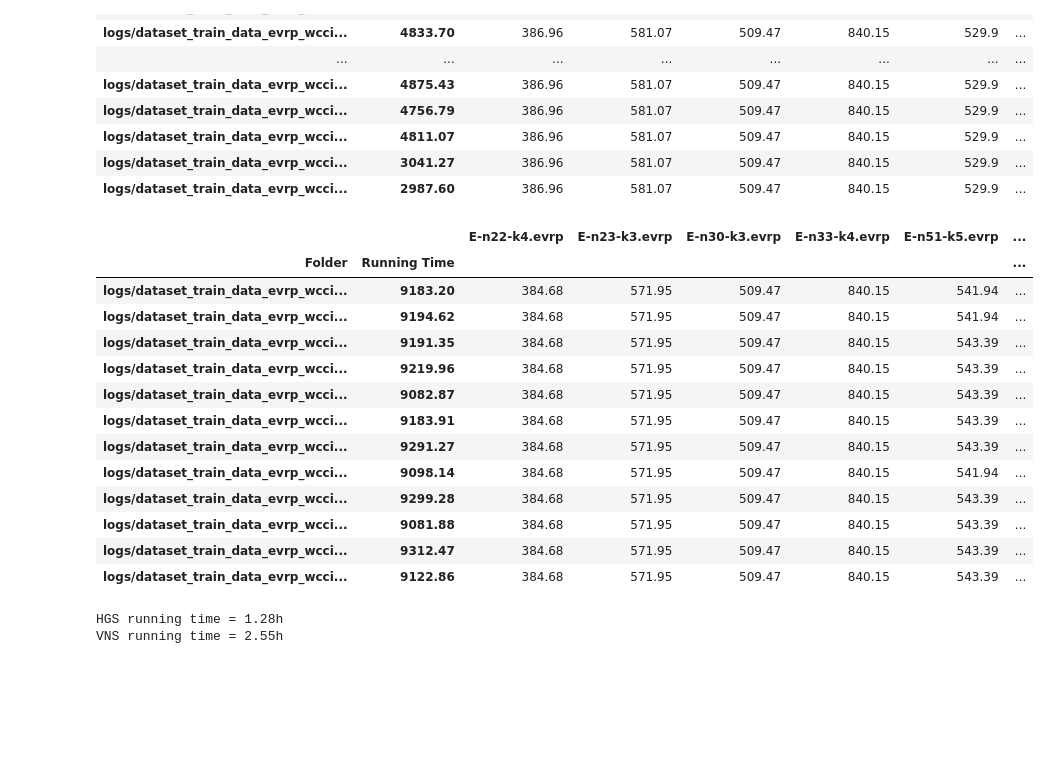
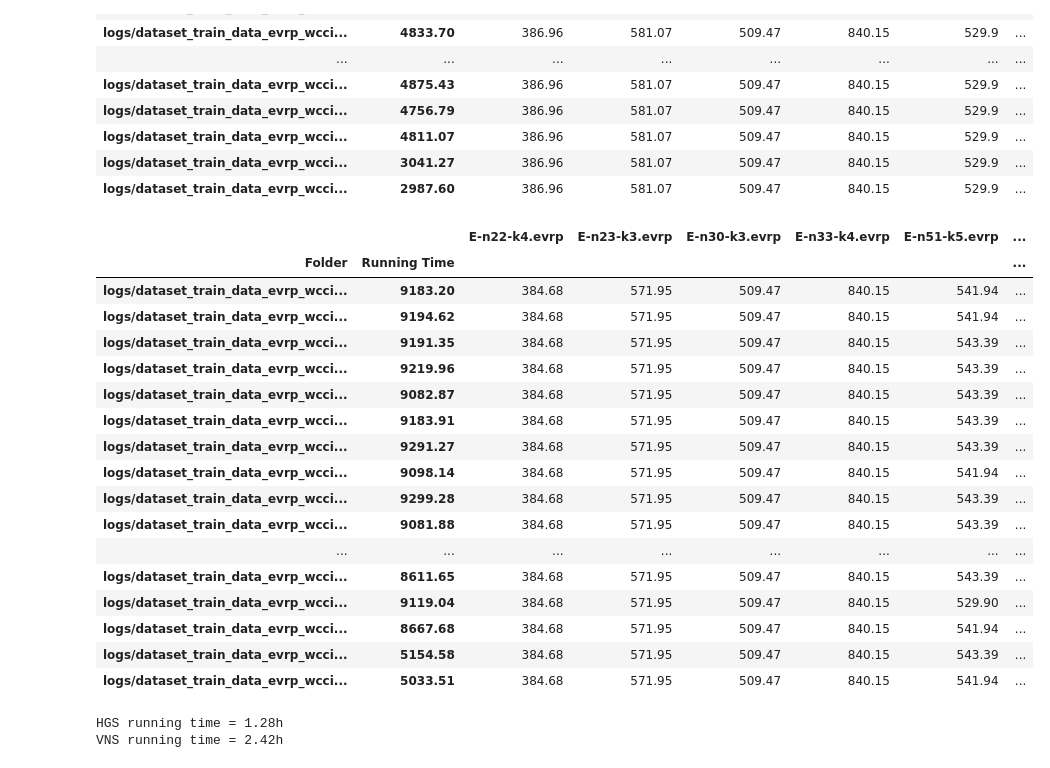
Before and after one commit to vietbtx/VRPpp, a Jupyter notebook: experiments_EVRP.ipynb, the cells around one changed output. Drawn from its saved outputs; the diff is of its cells as text; code cells hidden in the pictures; blank space fills up the shorter version.

Commit message:
Update EVRP experiments

```diff
--- a/experiments_EVRP.ipynb
+++ b/experiments_EVRP.ipynb
@@ -104,24 +104,28 @@ vrp_hgs_best_score.round(2)
 | logs/dataset_train_data_evrp_wcci... | 3041.27 | 386.96 | 581.07 | 509.47 | 840.15 | 529.9 | ... |
 | logs/dataset_train_data_evrp_wcci... | 2987.60 | 386.96 | 581.07 | 509.47 | 840.15 | 529.9 | ... |
 # %%
-vrp_vns_df = load_all_scores("logs/dataset_train_data_evrp_wcci_VNS_0.1", range(1, 13))
+vrp_vns_df = load_all_scores("logs/dataset_train_data_evrp_wcci_VNS_0.1", range(1, 21))
 vrp_vns_best_score = vrp_vns_df.applymap(lambda x: min(x))
 vrp_vns_best_score.round(2)
 # %% [output]
 |  |  | E-n22-k4.evrp | E-n23-k3.evrp | E-n30-k3.evrp | E-n33-k4.evrp | E-n51-k5.evrp | ... |
 | Folder | Running Time |  |  |  |  |  | ... |
 | logs/dataset_train_data_evrp_wcci... | 9183.20 | 384.68 | 571.95 | 509.47 | 840.15 | 541.94 | ... |
 | logs/dataset_train_data_evrp_wcci... | 9194.62 | 384.68 | 571.95 | 509.47 | 840.15 | 541.94 | ... |
 | logs/dataset_train_data_evrp_wcci... | 9191.35 | 384.68 | 571.95 | 509.47 | 840.15 | 543.39 | ... |
 | logs/dataset_train_data_evrp_wcci... | 9219.96 | 384.68 | 571.95 | 509.47 | 840.15 | 543.39 | ... |
 | logs/dataset_train_data_evrp_wcci... | 9082.87 | 384.68 | 571.95 | 509.47 | 840.15 | 543.39 | ... |
 | logs/dataset_train_data_evrp_wcci... | 9183.91 | 384.68 | 571.95 | 509.47 | 840.15 | 543.39 | ... |
 | logs/dataset_train_data_evrp_wcci... | 9291.27 | 384.68 | 571.95 | 509.47 | 840.15 | 543.39 | ... |
 | logs/dataset_train_data_evrp_wcci... | 9098.14 | 384.68 | 571.95 | 509.47 | 840.15 | 541.94 | ... |
 | logs/dataset_train_data_evrp_wcci... | 9299.28 | 384.68 | 571.95 | 509.47 | 840.15 | 543.39 | ... |
 | logs/dataset_train_data_evrp_wcci... | 9081.88 | 384.68 | 571.95 | 509.47 | 840.15 | 543.39 | ... |
-| logs/dataset_train_data_evrp_wcci... | 9312.47 | 384.68 | 571.95 | 509.47 | 840.15 | 543.39 | ... |
-| logs/dataset_train_data_evrp_wcci... | 9122.86 | 384.68 | 571.95 | 509.47 | 840.15 | 543.39 | ... |
+| ... | ... | ... | ... | ... | ... | ... | ... |
+| logs/dataset_train_data_evrp_wcci... | 8611.65 | 384.68 | 571.95 | 509.47 | 840.15 | 543.39 | ... |
+| logs/dataset_train_data_evrp_wcci... | 9119.04 | 384.68 | 571.95 | 509.47 | 840.15 | 529.90 | ... |
+| logs/dataset_train_data_evrp_wcci... | 8667.68 | 384.68 | 571.95 | 509.47 | 840.15 | 541.94 | ... |
+| logs/dataset_train_data_evrp_wcci... | 5154.58 | 384.68 | 571.95 | 509.47 | 840.15 | 543.39 | ... |
+| logs/dataset_train_data_evrp_wcci... | 5033.51 | 384.68 | 571.95 | 509.47 | 840.15 | 541.94 | ... |
 # %%
 hgs_running_time = np.mean(vrp_hgs_df.index.get_level_values("Running Time"))/3600
 vns_running_time = np.mean(vrp_vns_df.index.get_level_values("Running Time"))/3600
@@ -129,7 +133,7 @@ print(f"HGS running time = {hgs_running_time:.2f}h")
 print(f"VNS running time = {vns_running_time:.2f}h")
 # %% [output]
 HGS running time = 1.28h
-VNS running time = 2.55h
+VNS running time = 2.42h
 # %%
 hgs_gap = defaultdict(list)
 n = max(vrp_hgs_df.applymap(lambda x: len(x)).max())
```
Also changed, not shown: parts of 4 cells of this notebook.
